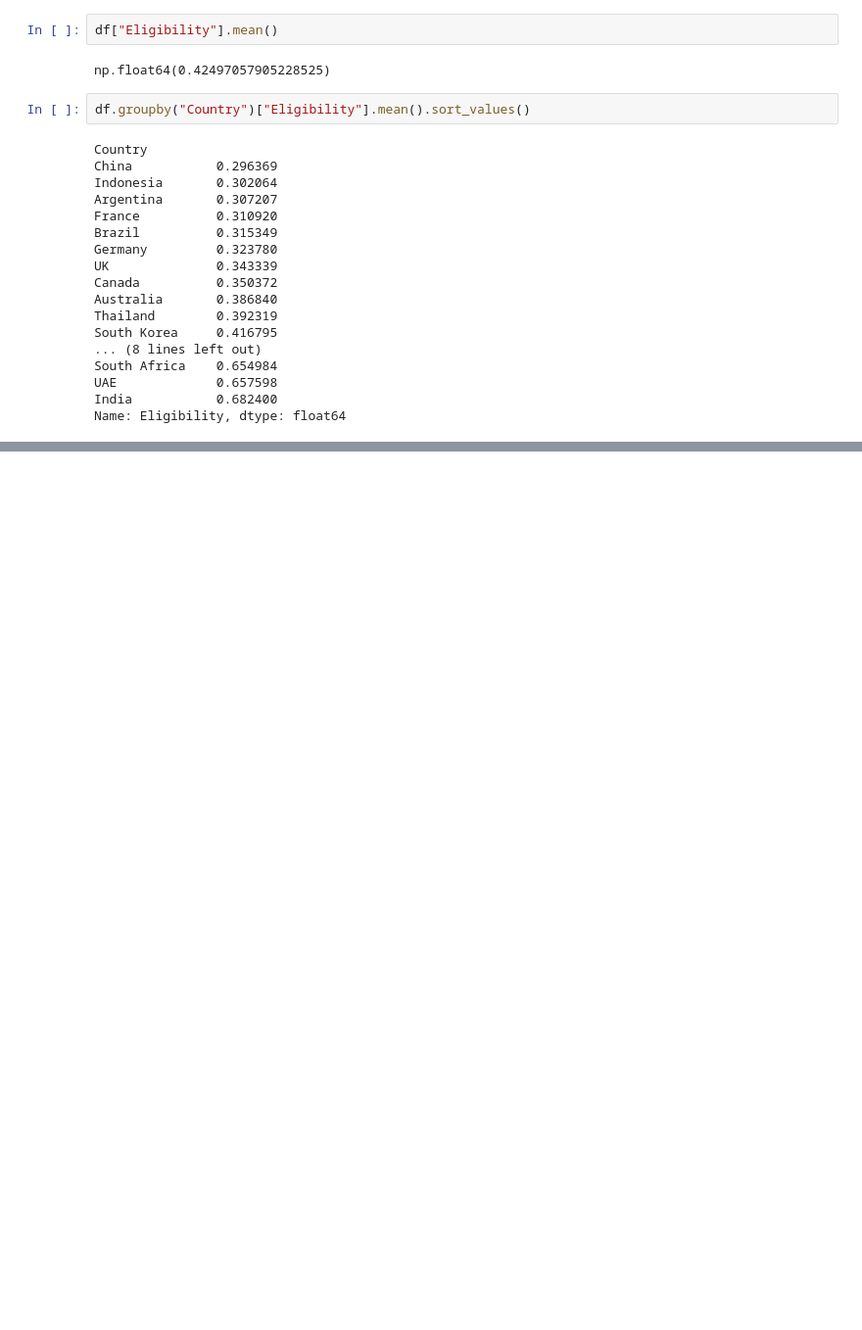
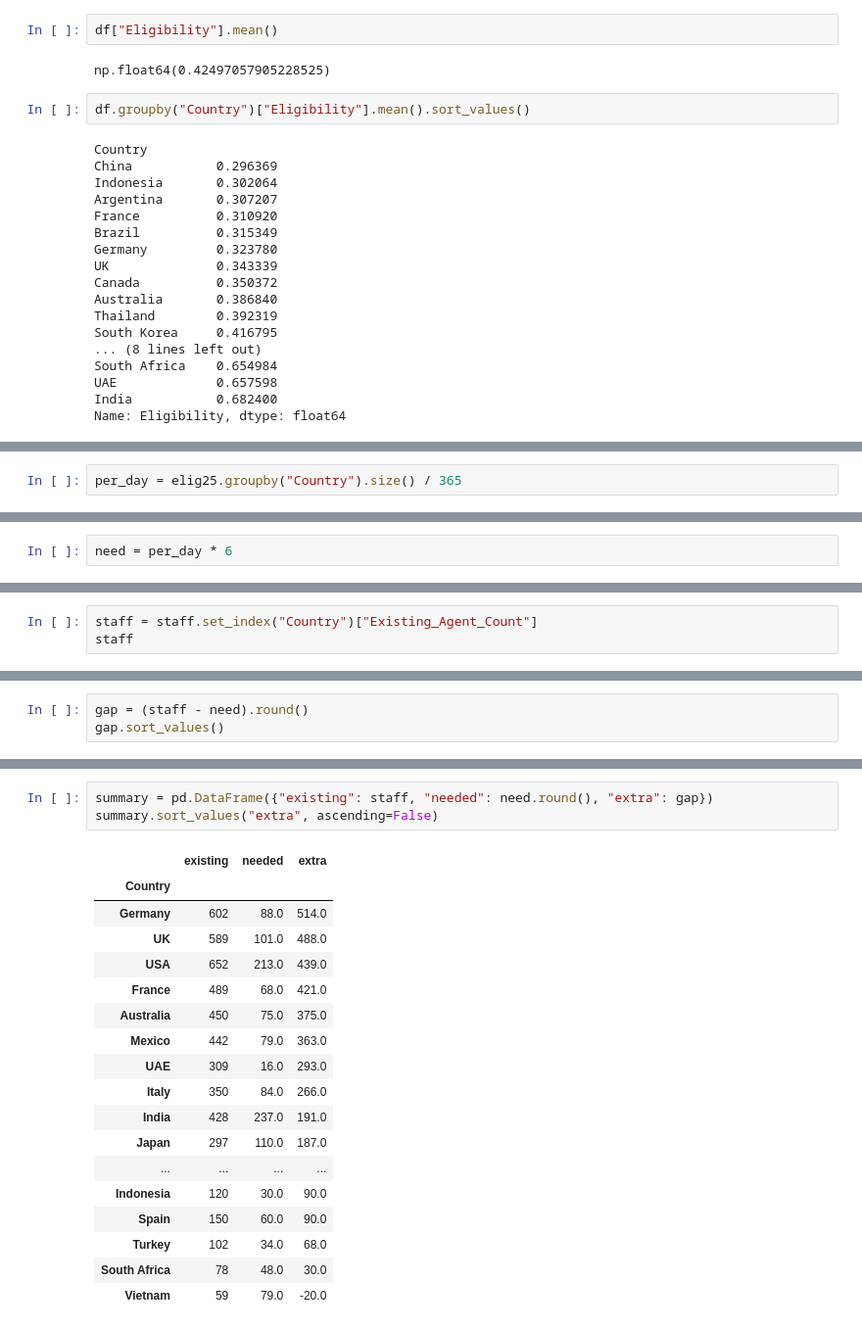
Before and after one commit to JahnaviSam/staffing-hackathon, a Jupyter notebook: analysis/explore.ipynb, the cells around one changed output, grey strips where cells are left out. Shown at 98% size. Cells and saved outputs as stored; diff of their text form; blank space fills up the shorter version.

```diff
--- a/analysis/explore.ipynb
+++ b/analysis/explore.ipynb
@@ -151,0 +214,2 @@ Name: Eligibility, dtype: float64
+# %%
+per_day = elig25.groupby("Country").size() / 365
@@ -151,0 +236,2 @@ Name: Eligibility, dtype: float64
+# %%
+need = per_day * 6
@@ -151,0 +258,3 @@ Name: Eligibility, dtype: float64
+# %%
+staff = staff.set_index("Country")["Existing_Agent_Count"]
+staff
@@ -151,0 +279,3 @@ Name: Eligibility, dtype: float64
+# %%
+gap = (staff - need).round()
+gap.sort_values()
@@ -151,0 +300,22 @@ Name: Eligibility, dtype: float64
+# %%
+summary = pd.DataFrame({"existing": staff, "needed": need.round(), "extra": gap})
+summary.sort_values("extra", ascending=False)
+# %% [output]
+|  | existing | needed | extra |
+| Country |  |  |  |
+| Germany | 602 | 88.0 | 514.0 |
+| UK | 589 | 101.0 | 488.0 |
+| USA | 652 | 213.0 | 439.0 |
+| France | 489 | 68.0 | 421.0 |
+| Australia | 450 | 75.0 | 375.0 |
+| Mexico | 442 | 79.0 | 363.0 |
+| UAE | 309 | 16.0 | 293.0 |
+| Italy | 350 | 84.0 | 266.0 |
+| India | 428 | 237.0 | 191.0 |
+| Japan | 297 | 110.0 | 187.0 |
+| ... | ... | ... | ... |
+| Indonesia | 120 | 30.0 | 90.0 |
+| Spain | 150 | 60.0 | 90.0 |
+| Turkey | 102 | 34.0 | 68.0 |
+| South Africa | 78 | 48.0 | 30.0 |
+| Vietnam | 59 | 79.0 | -20.0 |
```
Also changed, not shown: parts of 15 cells of this notebook.
